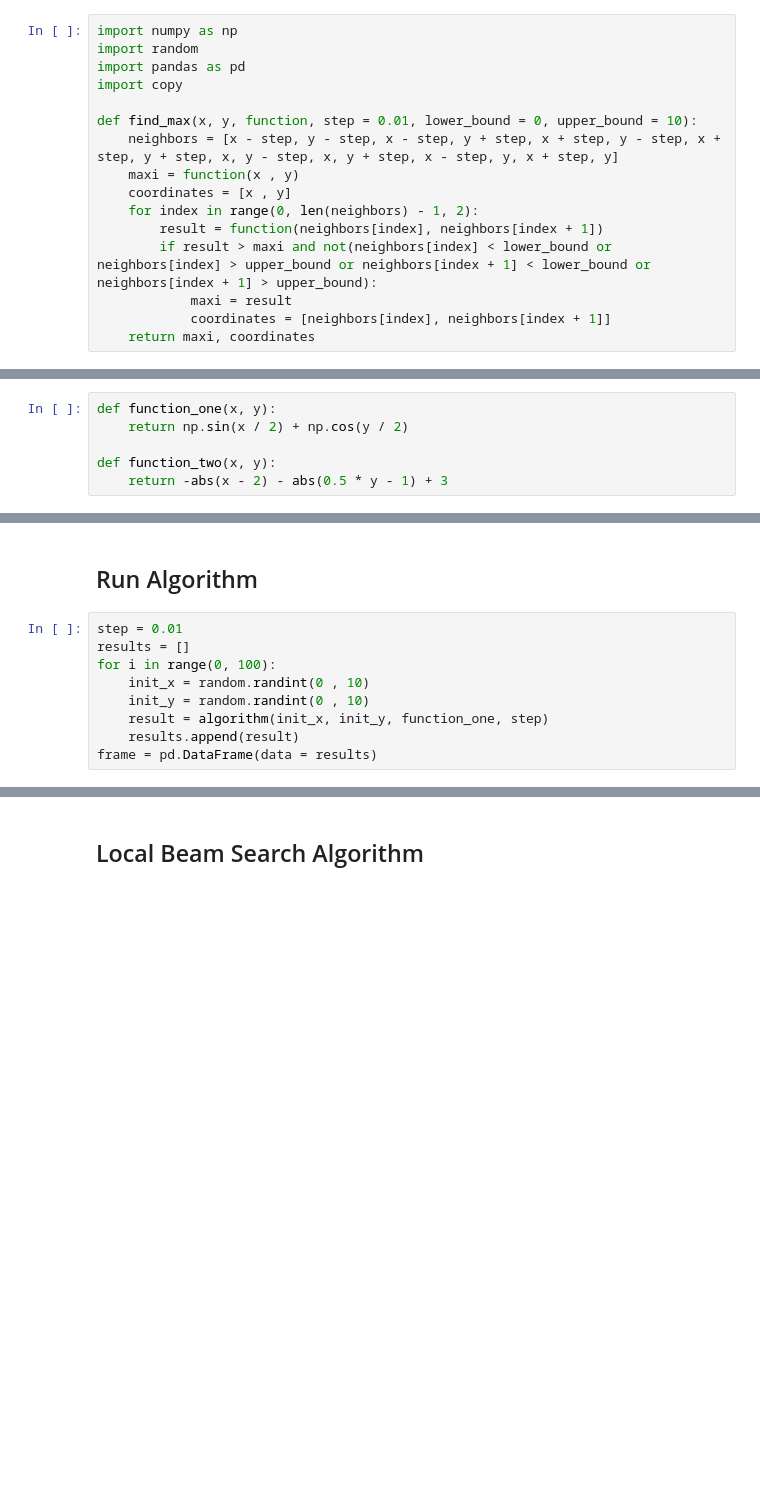
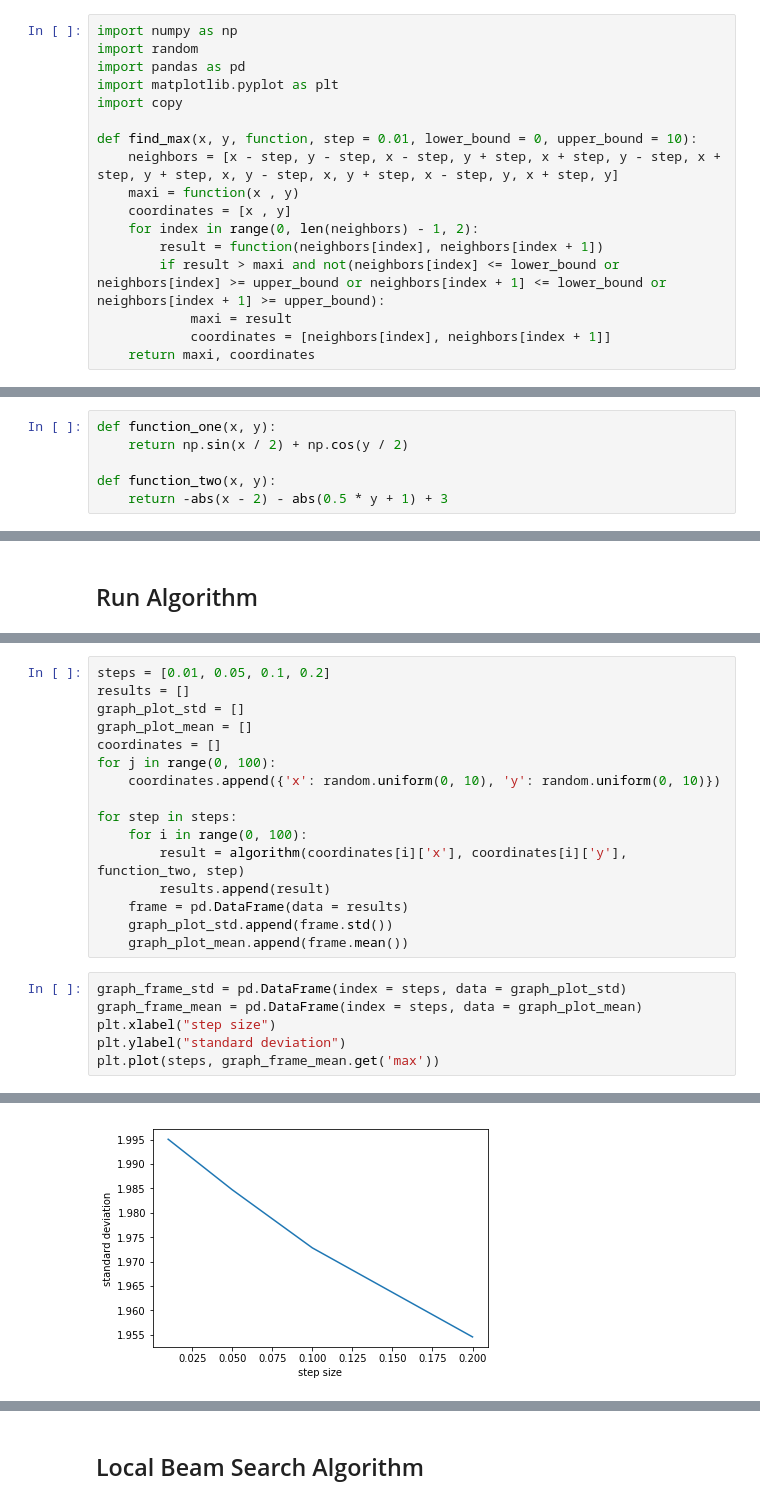
Before and after one commit to SamCleland034/COMP-424, a Jupyter notebook: python/COMP 424 Assignment 1.ipynb, the cells around one changed output, grey strips where cells are left out. Saved outputs shown, nothing was run; the diff lists cells and outputs as text; blank space fills up the shorter version.

```diff
--- a/python/COMP 424 Assignment 1.ipynb
+++ b/python/COMP 424 Assignment 1.ipynb
@@ -6,6 +6,7 @@
 import numpy as np
 import random
 import pandas as pd
+import matplotlib.pyplot as plt
 import copy
 
 def find_max(x, y, function, step = 0.01, lower_bound = 0, upper_bound = 10):
@@ -14,7 +15,7 @@ def find_max(x, y, function, step = 0.01, lower_bound = 0, upper_bound = 10):
     coordinates = [x , y]
     for index in range(0, len(neighbors) - 1, 2):
         result = function(neighbors[index], neighbors[index + 1])
-        if result > maxi and not(neighbors[index] < lower_bound or neighbors[index] > upper_bound or neighbors[index + 1] < lower_bound or neighbors[index + 1] > upper_bound):
+        if result > maxi and not(neighbors[index] <= lower_bound or neighbors[index] >= upper_bound or neighbors[index + 1] <= lower_bound or neighbors[index + 1] >= upper_bound):
             maxi = result
             coordinates = [neighbors[index], neighbors[index + 1]]
     return maxi, coordinates
@@ -25,7 +26,7 @@ def function_one(x, y):
     return np.sin(x / 2) + np.cos(y / 2)
 
 def function_two(x, y):
-    return -abs(x - 2) - abs(0.5 * y - 1) + 3
+    return -abs(x - 2) - abs(0.5 * y + 1) + 3
 # %%
 def algorithm(init_x, init_y, function, step_size):
     result_old = find_max(init_x, init_y, function, step_size)
@@ -39,12 +40,3 @@ def algorithm(init_x, init_y, function, step_size):
     return None
 # %% [markdown]
 ## Run Algorithm
-# %%
-step = 0.01
-results = []
-for i in range(0, 100):
-    init_x = random.randint(0 , 10)
-    init_y = random.randint(0 , 10)
-    result = algorithm(init_x, init_y, function_one, step)
-    results.append(result)
-frame = pd.DataFrame(data = results)
@@ -60,0 +43,23 @@ dtype: float64
+# %%
+steps = [0.01, 0.05, 0.1, 0.2]
+results = []
+graph_plot_std = []
+graph_plot_mean = []
+coordinates = []
+for j in range(0, 100):
+    coordinates.append({'x': random.uniform(0, 10), 'y': random.uniform(0, 10)})
+
+for step in steps:
+    for i in range(0, 100):
+        result = algorithm(coordinates[i]['x'], coordinates[i]['y'], function_two, step)
+        results.append(result)
+    frame = pd.DataFrame(data = results)
+    graph_plot_std.append(frame.std())
+    graph_plot_mean.append(frame.mean())
+# %%
+graph_frame_std = pd.DataFrame(index = steps, data = graph_plot_std)
+graph_frame_mean = pd.DataFrame(index = steps, data = graph_plot_mean)
+plt.xlabel("step size")
+plt.ylabel("standard deviation")
+plt.plot(steps, graph_frame_mean.get('max'))
+# %% [output]
@@ -61,3 +67,4 @@ dtype: float64
+[figure, added]
 # %%
 frame.mean()
 # %% [output]
```
Also changed, not shown: parts of 13 cells of this notebook, 33 other files.
